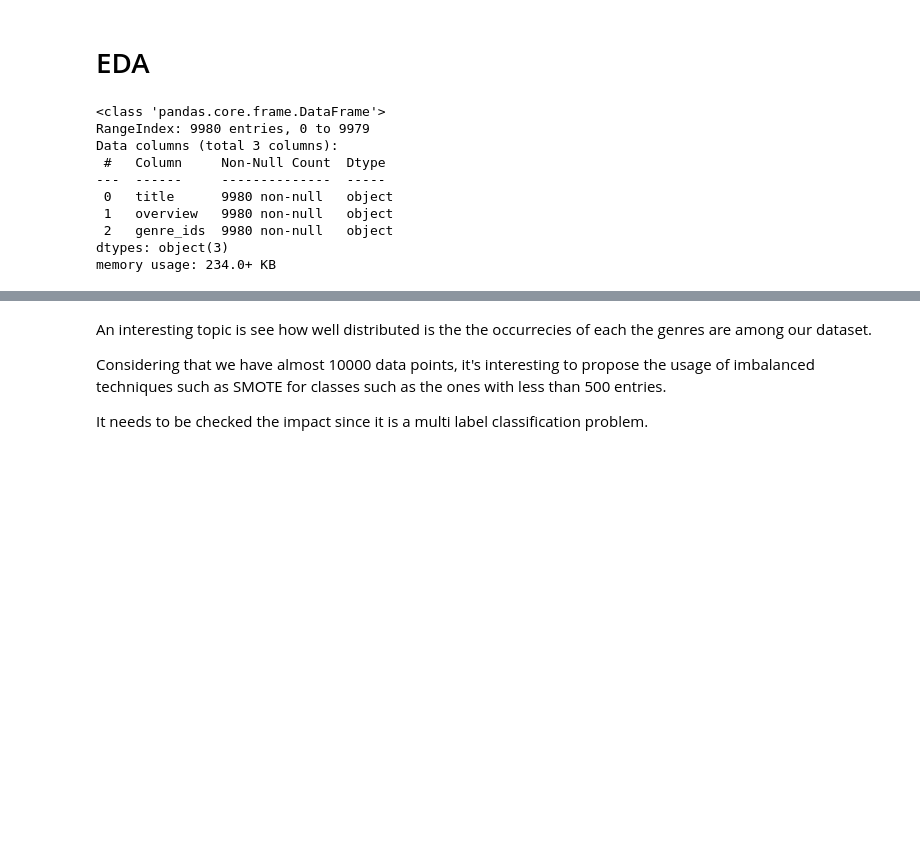
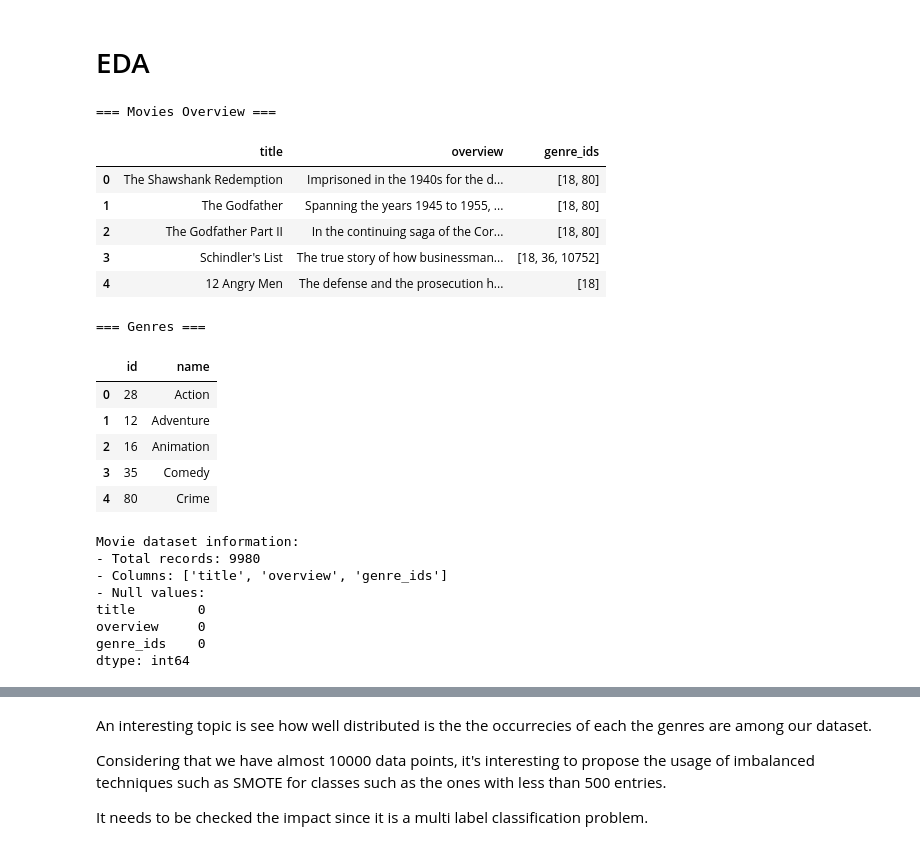
Before and after one commit to LucasPires2807/nlp-genre-classification, a Jupyter notebook: data_processing.ipynb, the cells around one changed output, grey strips where cells are left out. Drawn from its saved outputs; the diff is of its cells as text; code cells hidden in the pictures; blank space fills up the shorter version.

```diff
--- a/data_processing.ipynb
+++ b/data_processing.ipynb
@@ -3,3 +48,21 @@ import pandas as pd
 # %%
-df = pd.read_csv('data/movies_overview.csv')
-df.head()
+# Import libraries with standard conventions
+import pandas as pd
+import numpy as np
+import re
+from ast import literal_eval
+from itertools import chain
+from collections import Counter
+from pprint import pprint
+import plotly.express as px
+import plotly.graph_objects as go
+import spacy
+import nltk
+from nltk.corpus import stopwords
+from nltk.stem import WordNetLemmatizer
+from sklearn.feature_extraction.text import CountVectorizer, TfidfVectorizer
+
+
+# Loading the data
+df_movies = pd.read_csv('data/movies_overview.csv')
+df_genres = pd.read_csv('data/movies_genres.csv')
@@ -13,16 +81,37 @@ df.head()
 # %% [markdown]
 # EDA
-# %%
-df.info()
-# %% [output]
-<class 'pandas.core.frame.DataFrame'>
-RangeIndex: 9980 entries, 0 to 9979
-Data columns (total 3 columns):
- #   Column     Non-Null Count  Dtype
----  ------     --------------  -----
- 0   title      9980 non-null   object
- 1   overview   9980 non-null   object
- 2   genre_ids  9980 non-null   object
-dtypes: object(3)
-memory usage: 234.0+ KB
+# %%
+print("=== Movies Overview ===")
+display(df_movies.head())
+print("\n=== Genres ===")
+display(df_genres.head())
+
+
+print("\nMovie dataset information:")
+print(f"- Total records: {len(df_movies)}")
+print(f"- Columns: {df_movies.columns.tolist()}")
+print(f"- Null values:\n{df_movies.isna().sum()}")
+# %% [output]
+=== Movies Overview ===
+|  | title | overview | genre_ids |
+| 0 | The Shawshank Redemption | Imprisoned in the 1940s for the d... | [18, 80] |
+| 1 | The Godfather | Spanning the years 1945 to 1955, ... | [18, 80] |
+| 2 | The Godfather Part II | In the continuing saga of the Cor... | [18, 80] |
+| 3 | Schindler's List | The true story of how businessman... | [18, 36, 10752] |
+| 4 | 12 Angry Men | The defense and the prosecution h... | [18] |
+=== Genres ===
+|  | id | name |
+| 0 | 28 | Action |
+| 1 | 12 | Adventure |
+| 2 | 16 | Animation |
+| 3 | 35 | Comedy |
+| 4 | 80 | Crime |
+Movie dataset information:
+- Total records: 9980
+- Columns: ['title', 'overview', 'genre_ids']
+- Null values:
+title        0
+overview     0
+genre_ids    0
+dtype: int64
 # %%
```
Also changed, not shown: parts of 27 cells of this notebook, 1 other file.
